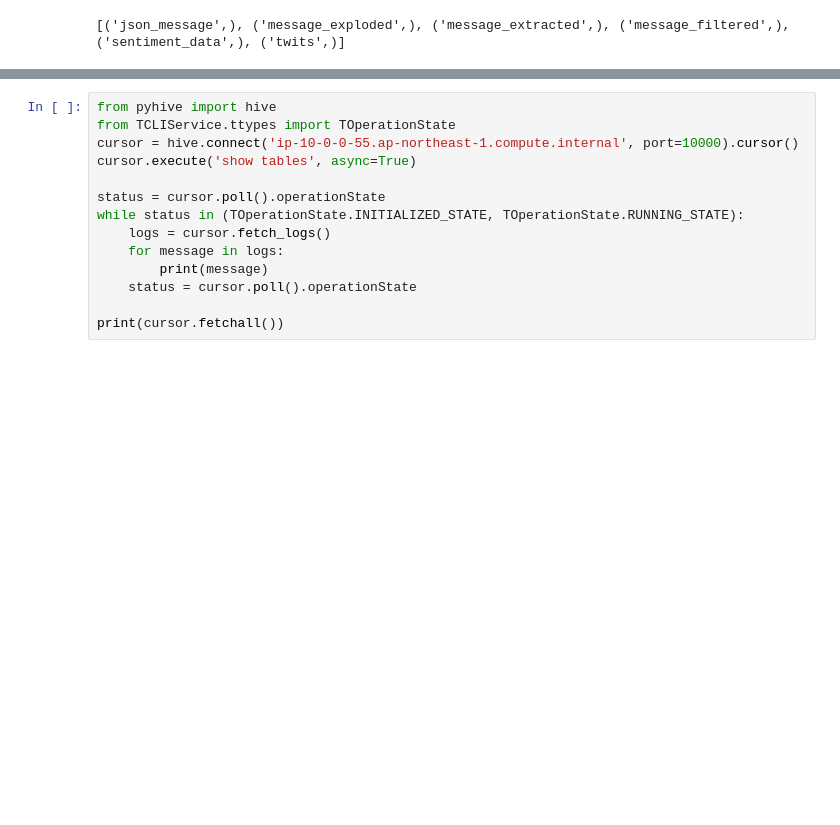
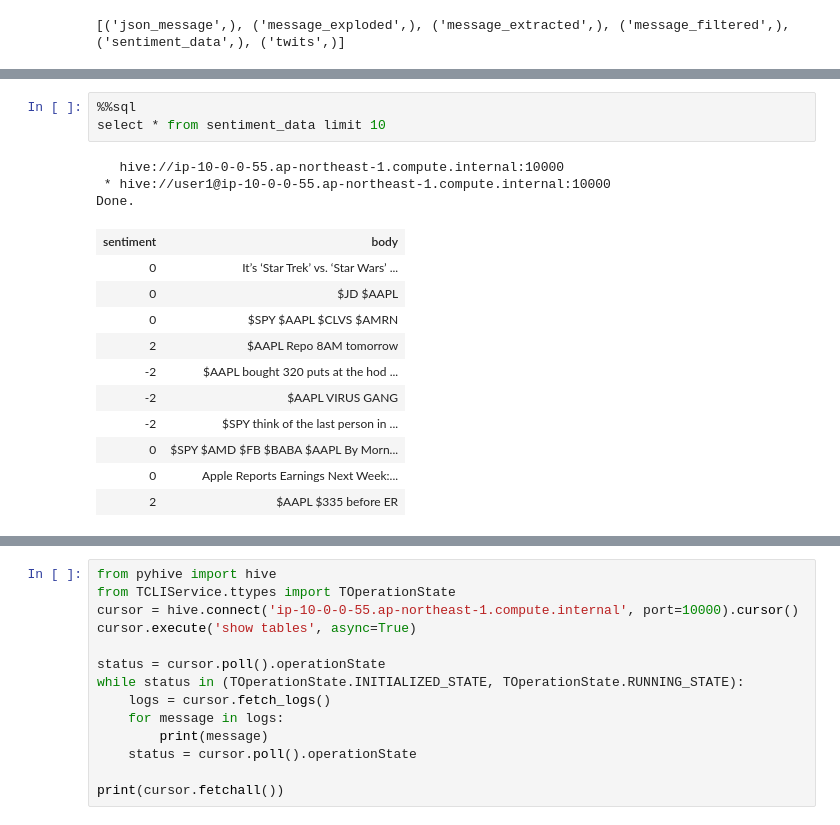
Before and after one commit to YoshiyukiKono/dsml_01_nlp, a Jupyter notebook: nlp_solution.ipynb, the cells around one changed output, grey strips where cells are left out. Cells and saved outputs as stored; diff of their text form; blank space fills up the shorter version.

```diff
--- a/nlp_solution.ipynb
+++ b/nlp_solution.ipynb
@@ -167,0 +537,18 @@ Done.
+# %%
+%%sql
+select * from sentiment_data limit 10
+# %% [output]
+   hive://ip-10-0-0-55.ap-northeast-1.compute.internal:10000
+ * hive://user1@ip-10-0-0-55.ap-northeast-1.compute.internal:10000
+Done.
+| sentiment | body |
+| 0 | It’s ‘Star Trek’ vs. ‘Star Wars’ ... |
+| 0 | $JD $AAPL |
+| 0 | $SPY $AAPL $CLVS $AMRN |
+| 2 | $AAPL Repo 8AM tomorrow |
+| -2 | $AAPL bought 320 puts at the hod ... |
+| -2 | $AAPL VIRUS GANG |
+| -2 | $SPY think of the last person in ... |
+| 0 | $SPY $AMD $FB $BABA $AAPL By Morn... |
+| 0 | Apple Reports Earnings Next Week:... |
+| 2 | $AAPL $335 before ER |
```
Also changed, not shown: parts of 57 cells of this notebook.
